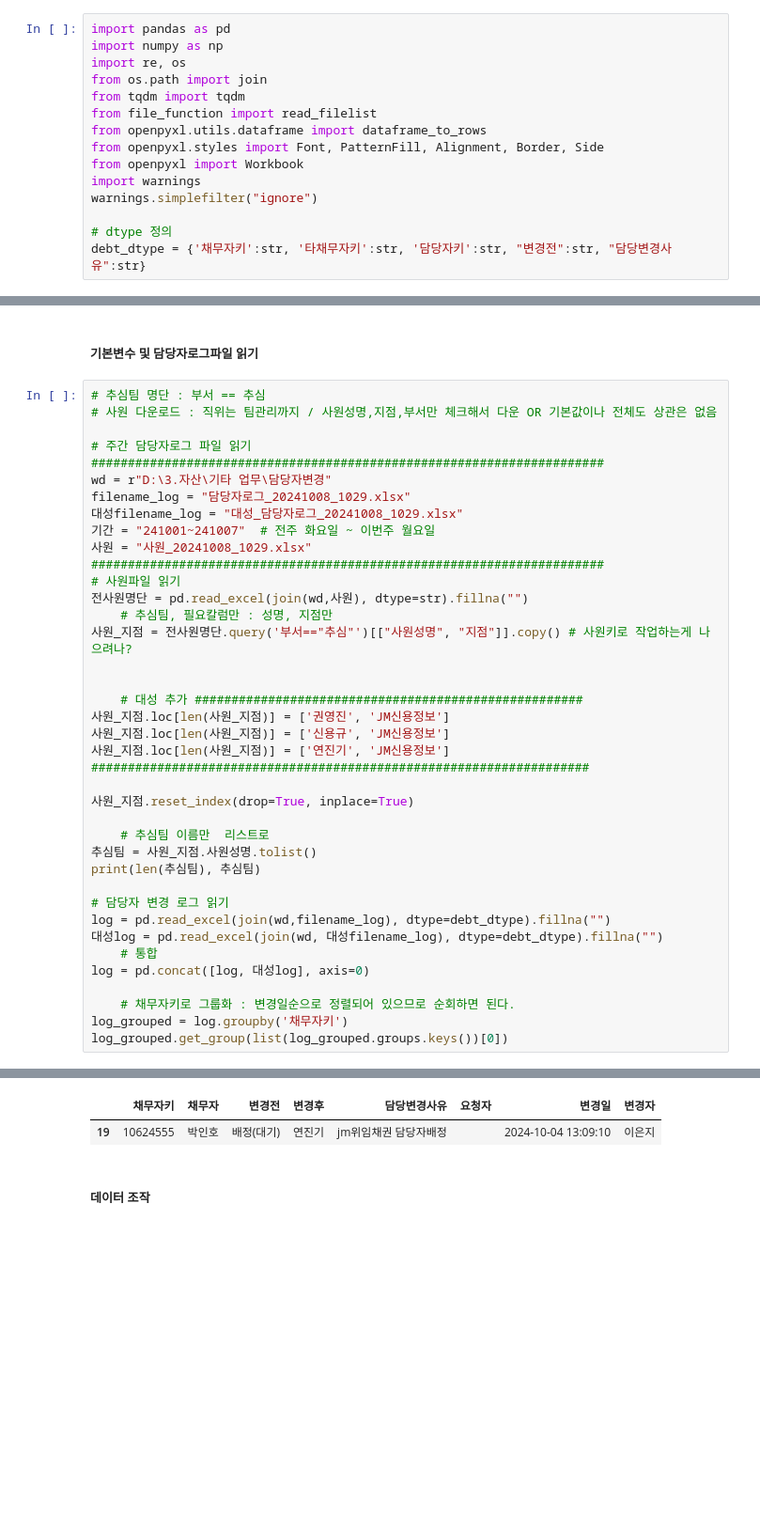
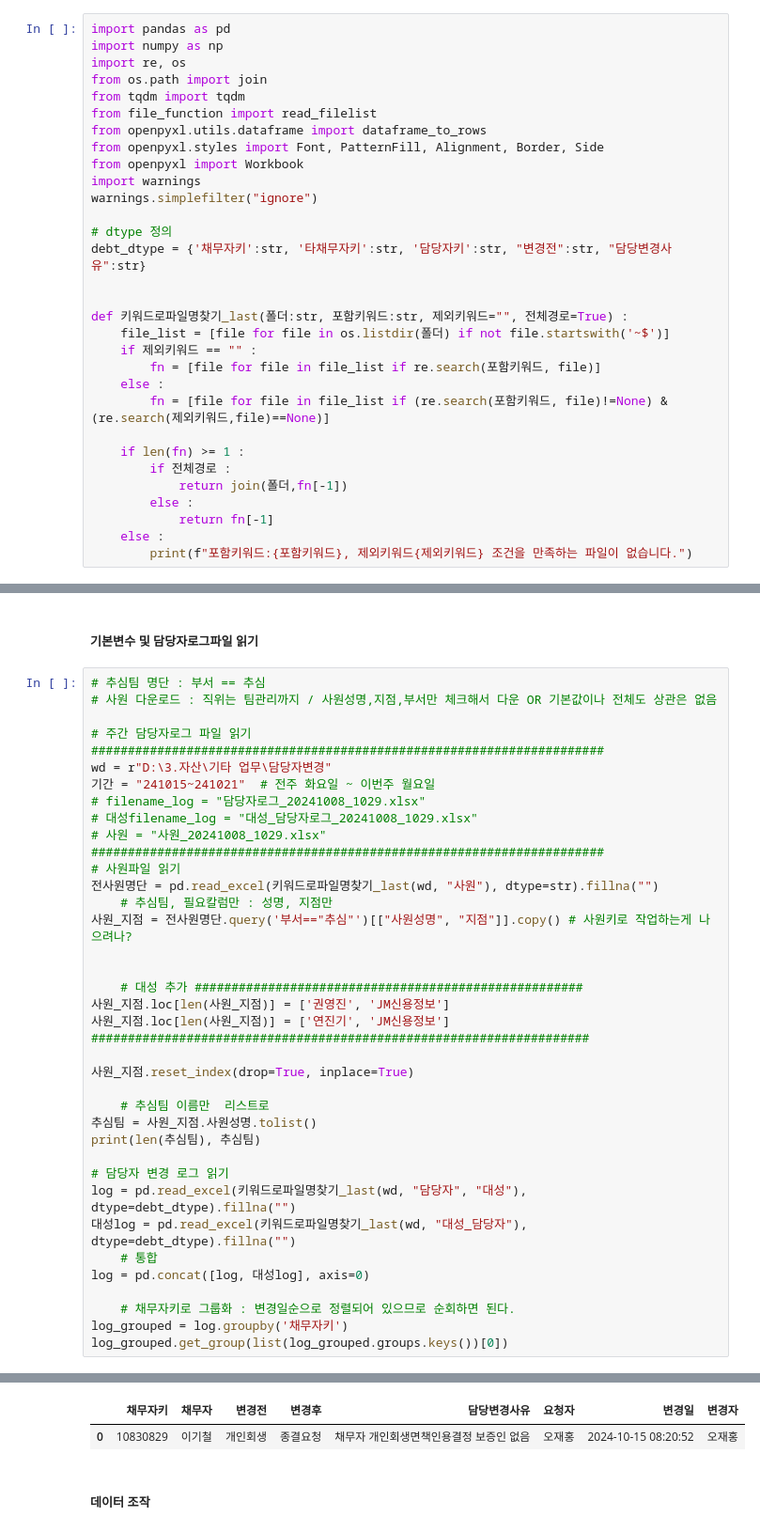
Before and after one commit to jbmyou/python_work, a Jupyter notebook: fileNaming/자산관리/담당자변경.ipynb, the cells around one changed output, grey strips where cells are left out. Shown at 94% size. Cells and saved outputs as stored; diff of their text form; blank space fills up the shorter version.

```diff
--- a/fileNaming/자산관리/담당자변경.ipynb
+++ b/fileNaming/자산관리/담당자변경.ipynb
@@ -13,6 +13,22 @@ warnings.simplefilter("ignore")
 
 # dtype 정의
 debt_dtype = {'채무자키':str, '타채무자키':str, '담당자키':str, "변경전":str, "담당변경사유":str}
+
+
+def 키워드로파일명찾기_last(폴더:str, 포함키워드:str, 제외키워드="", 전체경로=True) :
+    file_list = [file for file in os.listdir(폴더) if not file.startswith('~$')]
+    if 제외키워드 == "" :
+        fn = [file for file in file_list if re.search(포함키워드, file)]
+    else :
+        fn = [file for file in file_list if (re.search(포함키워드, file)!=None) & (re.search(제외키워드,file)==None)]
+
+    if len(fn) >= 1 :
+        if 전체경로 :
+            return join(폴더,fn[-1])
+        else :
+            return fn[-1]
+    else :
+        print(f"포함키워드:{포함키워드}, 제외키워드{제외키워드} 조건을 만족하는 파일이 없습니다.")
 # %% [markdown]
 ### 담당자 변경
 - 배정 : 관리팀 > 추심팀
@@ -26,20 +42,19 @@ debt_dtype = {'채무자키':str, '타채무자키':str, '담당자키':str, "
 # 주간 담당자로그 파일 읽기
 ######################################################################
 wd = r"D:\3.자산\기타 업무\담당자변경"
-filename_log = "담당자로그_20241008_1029.xlsx"
-대성filename_log = "대성_담당자로그_20241008_1029.xlsx"
-기간 = "241001~241007"  # 전주 화요일 ~ 이번주 월요일
-사원 = "사원_20241008_1029.xlsx"
+기간 = "241015~241021"  # 전주 화요일 ~ 이번주 월요일
+# filename_log = "담당자로그_20241008_1029.xlsx"
+# 대성filename_log = "대성_담당자로그_20241008_1029.xlsx"
+# 사원 = "사원_20241008_1029.xlsx"
 ######################################################################
 # 사원파일 읽기
-전사원명단 = pd.read_excel(join(wd,사원), dtype=str).fillna("")
+전사원명단 = pd.read_excel(키워드로파일명찾기_last(wd, "사원"), dtype=str).fillna("")
     # 추심팀, 필요칼럼만 : 성명, 지점만
 사원_지점 = 전사원명단.query('부서=="추심"')[["사원성명", "지점"]].copy() # 사원키로 작업하는게 나으려나?
 
 
     # 대성 추가 #####################################################
 사원_지점.loc[len(사원_지점)] = ['권영진', 'JM신용정보']
-사원_지점.loc[len(사원_지점)] = ['신용규', 'JM신용정보']
 사원_지점.loc[len(사원_지점)] = ['연진기', 'JM신용정보']
 ####################################################################
 
@@ -50,8 +65,8 @@ filename_log = "담당자로그_20241008_1029.xlsx"
 print(len(추심팀), 추심팀)
 
 # 담당자 변경 로그 읽기
-log = pd.read_excel(join(wd,filename_log), dtype=debt_dtype).fillna("")
-대성log = pd.read_excel(join(wd, 대성filename_log), dtype=debt_dtype).fillna("")
+log = pd.read_excel(키워드로파일명찾기_last(wd, "담당자", "대성"), dtype=debt_dtype).fillna("")
+대성log = pd.read_excel(키워드로파일명찾기_last(wd, "대성_담당자"), dtype=debt_dtype).fillna("")
     # 통합
 log = pd.concat([log, 대성log], axis=0)
 
@@ -63,5 +78,5 @@ log_grouped.get_group(list(log_grouped.groups.keys())[0])
 |  | 채무자키 | 채무자 | 변경전 | 변경후 | 담당변경사유 | 요청자 | 변경일 | 변경자 |
-| 19 | 10624555 | 박인호 | 배정(대기) | 연진기 | jm위임채권 담당자배정 |  | 2024-10-04 13:09:10 | 이은지 |
+| 0 | 10830829 | 이기철 | 개인회생 | 종결요청 | 채무자 개인회생면책인용결정 보증인 없음 | 오재홍 | 2024-10-15 08:20:52 | 오재홍 |
 # %% [markdown]
 ##### 데이터 조작
 # %%
```
Also changed, not shown: parts of 2 cells of this notebook, 9 other files.
